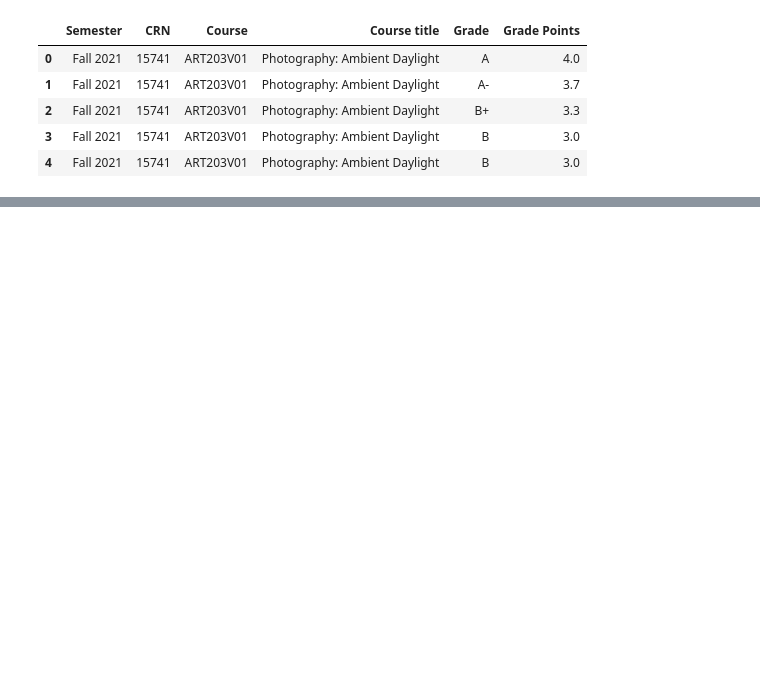
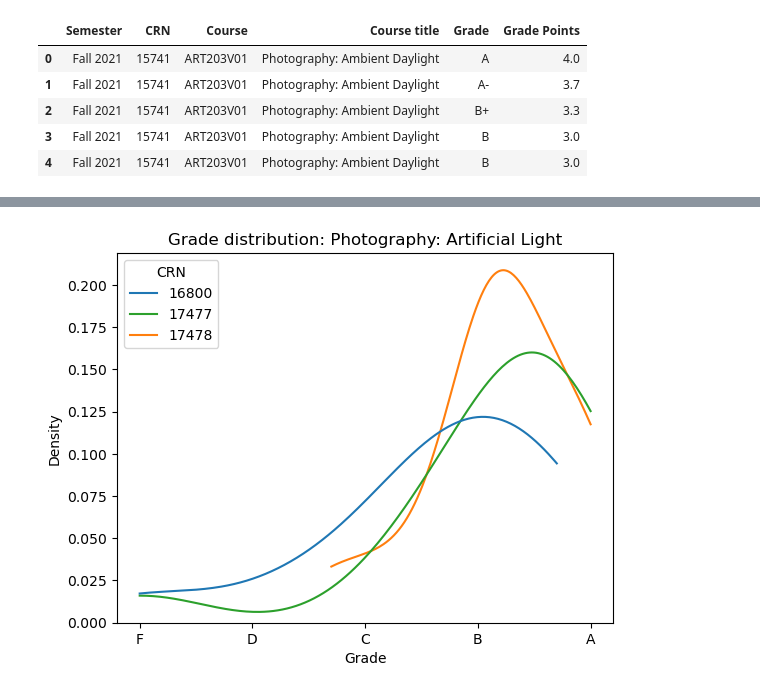
Before and after one commit to gperdrizet/grade_distribution, a Jupyter notebook: grade_distribution_plots.ipynb, the cells around one changed output, grey strips where cells are left out. Cells and saved outputs as stored; diff of their text form; code cells hidden in the pictures; blank space fills up the shorter version.

```diff
--- a/grade_distribution_plots.ipynb
+++ b/grade_distribution_plots.ipynb
@@ -1,6 +1,10 @@
 # %%
+import numpy as np
 import pandas as pd
 import seaborn as sns
+import matplotlib.pyplot as plt
+
+palette = ['tab:blue', 'tab:green', 'tab:orange', 'tab:red']
 # %%
 data = pd.read_csv('./data.csv')
 data.head()
@@ -37,0 +94,19 @@ plot = sns.kdeplot(data=data, x="Grade Points")
+# %%
+ax = sns.kdeplot(
+    data=data[data['Course title'] == 'Photography: Artificial Light'],
+    x="Grade Points",
+    hue='CRN',
+    palette=palette,
+    bw_adjust=1,
+    cut=0
+)
+
+plot = ax.set(
+    xlabel='Grade',
+    ylabel='Density',
+    title='Grade distribution: Photography: Artificial Light'
+)
+
+xticks = ax.set_xticks(range(5), labels=['F','D','C','B','A'])
+# %% [output]
+[figure, added]
```
Also changed, not shown: parts of 10 cells of this notebook.
